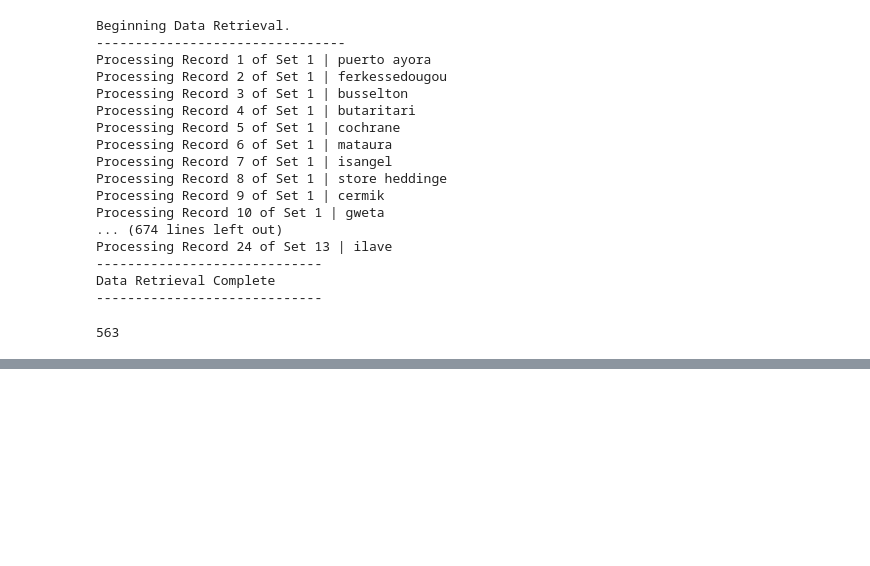
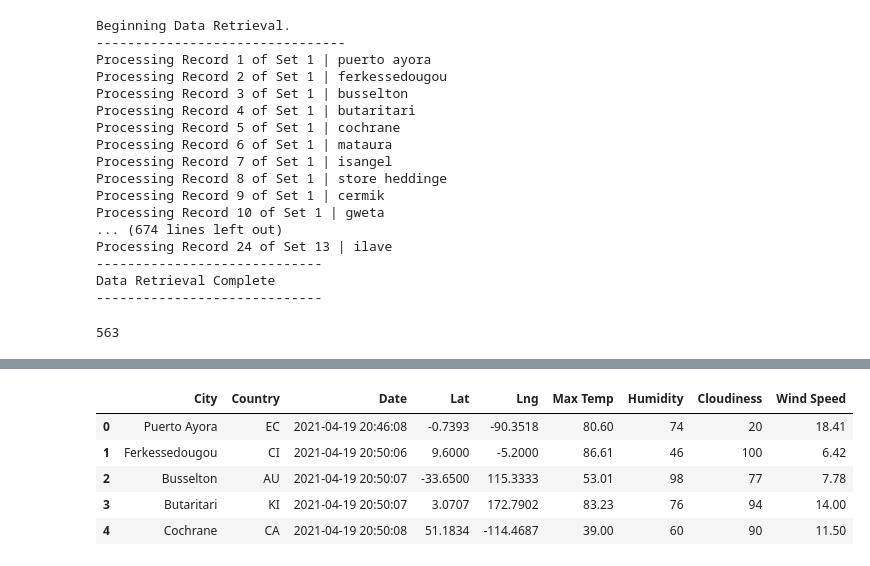
Before and after one commit to linb960/World_Weather_Analysis, a Jupyter notebook: WeatherPy.ipynb, the cells around one changed output, grey strips where cells are left out. Cells and saved outputs as stored; diff of their text form; code cells hidden in the pictures; blank space fills up the shorter version.

```diff
--- a/WeatherPy.ipynb
+++ b/WeatherPy.ipynb
@@ -116,0 +133,11 @@ len(city_data)
+# %%
+new_column_order = ["City", "Country", "Date", "Lat", "Lng", "Max Temp", "Humidity", "Cloudiness", "Wind Speed"]
+city_data_df = city_data_df[new_column_order]
+city_data_df.head()
+# %% [output]
+|  | City | Country | Date | Lat | Lng | Max Temp | Humidity | Cloudiness | Wind Speed |
+| 0 | Puerto Ayora | EC | 2021-04-19 20:46:08 | -0.7393 | -90.3518 | 80.60 | 74 | 20 | 18.41 |
+| 1 | Ferkessedougou | CI | 2021-04-19 20:50:06 | 9.6000 | -5.2000 | 86.61 | 46 | 100 | 6.42 |
+| 2 | Busselton | AU | 2021-04-19 20:50:07 | -33.6500 | 115.3333 | 53.01 | 98 | 77 | 7.78 |
+| 3 | Butaritari | KI | 2021-04-19 20:50:07 | 3.0707 | 172.7902 | 83.23 | 76 | 94 | 14.00 |
+| 4 | Cochrane | CA | 2021-04-19 20:50:08 | 51.1834 | -114.4687 | 39.00 | 60 | 90 | 11.50 |
```
Also changed, not shown: parts of 2 cells of this notebook, 1 other file.
